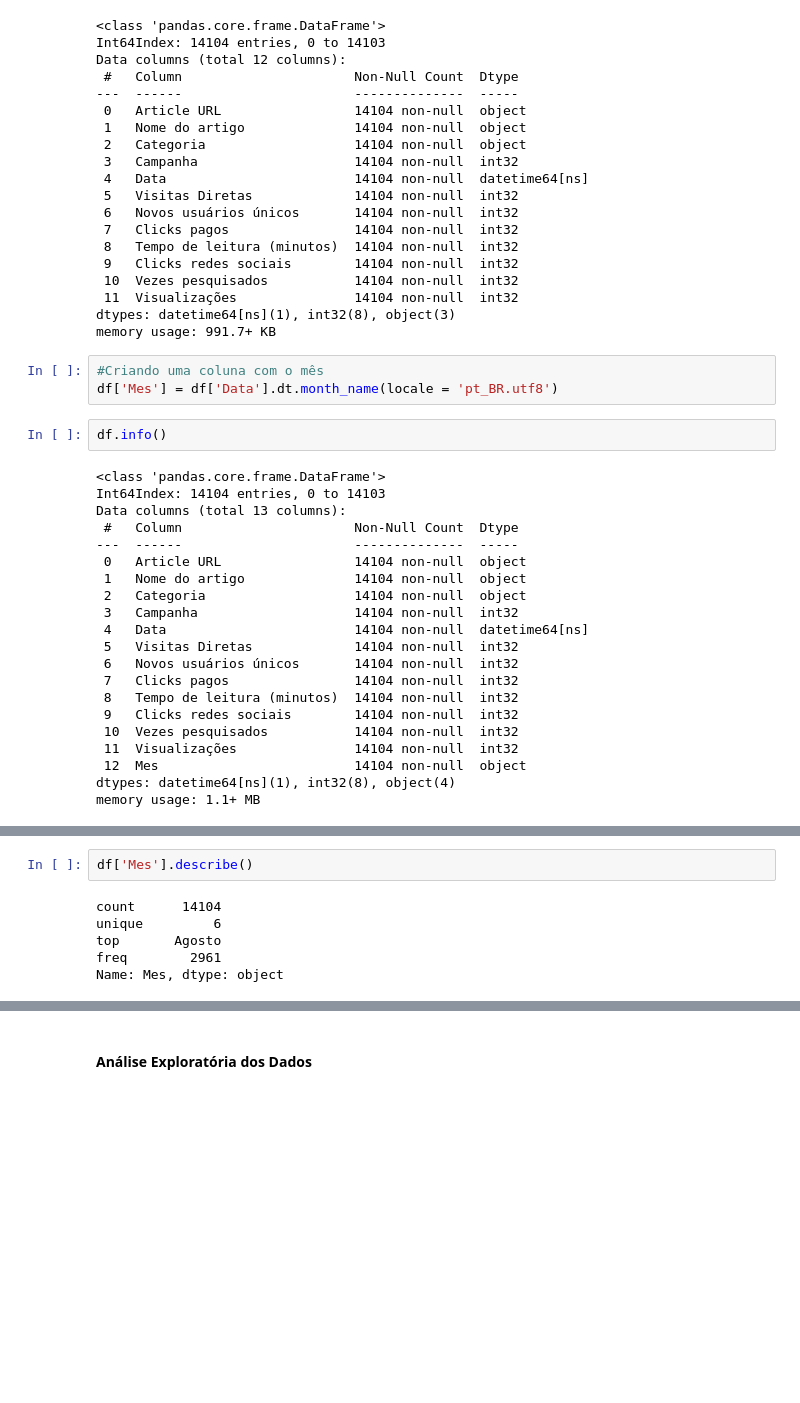
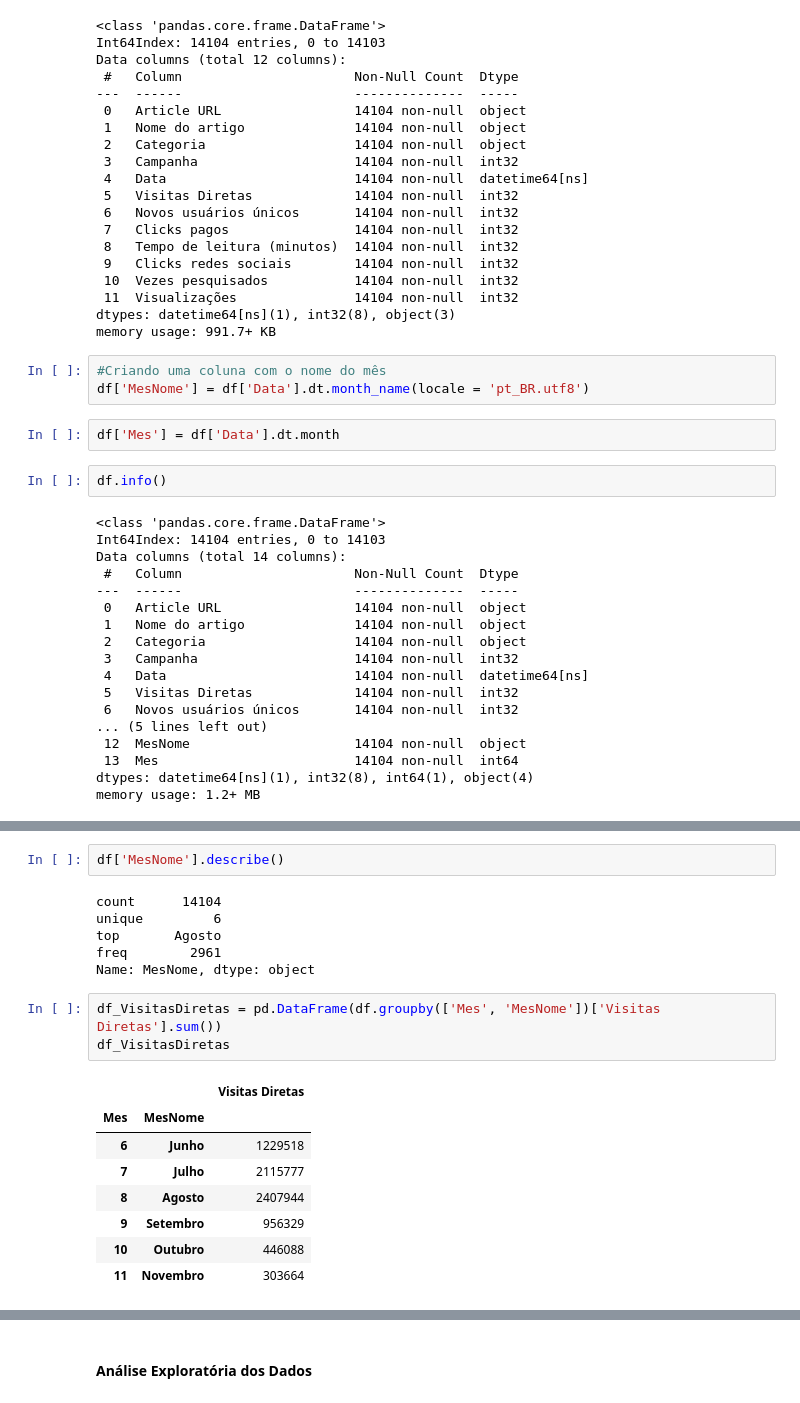
Before and after one commit to willyferreira/Alura_Challenge_BI_3, a Jupyter notebook: bloco_de_codigo.ipynb, the cells around one changed output, grey strips where cells are left out. Saved outputs shown, nothing was run; the diff lists cells and outputs as text; blank space fills up the shorter version.

Commit message:
Visitas Diretas

```diff
--- a/bloco_de_codigo.ipynb
+++ b/bloco_de_codigo.ipynb
@@ -177,14 +177,16 @@ Data columns (total 12 columns):
 dtypes: datetime64[ns](1), int32(8), object(3)
 memory usage: 991.7+ KB
 # %%
-#Criando uma coluna com o mês
-df['Mes'] = df['Data'].dt.month_name(locale = 'pt_BR.utf8')
+#Criando uma coluna com o nome do mês
+df['MesNome'] = df['Data'].dt.month_name(locale = 'pt_BR.utf8')
+# %%
+df['Mes'] = df['Data'].dt.month
 # %%
 df.info()
 # %% [output]
 <class 'pandas.core.frame.DataFrame'>
 Int64Index: 14104 entries, 0 to 14103
-Data columns (total 13 columns):
+Data columns (total 14 columns):
  #   Column                      Non-Null Count  Dtype
 ---  ------                      --------------  -----
  0   Article URL                 14104 non-null  object
@@ -194,14 +196,11 @@ Data columns (total 13 columns):
  4   Data                        14104 non-null  datetime64[ns]
  5   Visitas Diretas             14104 non-null  int32
  6   Novos usuários únicos       14104 non-null  int32
- 7   Clicks pagos                14104 non-null  int32
- 8   Tempo de leitura (minutos)  14104 non-null  int32
- 9   Clicks redes sociais        14104 non-null  int32
- 10  Vezes pesquisados           14104 non-null  int32
- 11  Visualizações               14104 non-null  int32
- 12  Mes                         14104 non-null  object
-dtypes: datetime64[ns](1), int32(8), object(4)
-memory usage: 1.1+ MB
+... (5 lines left out)
+ 12  MesNome                     14104 non-null  object
+ 13  Mes                         14104 non-null  int64
+dtypes: datetime64[ns](1), int32(8), int64(1), object(4)
+memory usage: 1.2+ MB
 # %%
 df.head()
 # %% [output]
@@ -212,10 +211,22 @@ df.head()
 | 3 | Article_19 | Desbloqueando o acesso aos seus d... | Tecnologia | 1047 | 2021-09-10 | 189002 | 302403 | ... |
 | 4 | Article_56 | Conselho Executivo Parte 2: CFO | Gestão | 1047 | 2021-08-12 | 147936 | 236697 | ... |
 # %%
-df['Mes'].describe()
+df['MesNome'].describe()
 # %% [output]
 count      14104
 unique         6
 top       Agosto
 freq        2961
-Name: Mes, dtype: object
+Name: MesNome, dtype: object
+# %%
+df_VisitasDiretas = pd.DataFrame(df.groupby(['Mes', 'MesNome'])['Visitas Diretas'].sum())
+df_VisitasDiretas
+# %% [output]
+|  |  | Visitas Diretas |
+| Mes | MesNome |  |
+| 6 | Junho | 1229518 |
+| 7 | Julho | 2115777 |
+| 8 | Agosto | 2407944 |
+| 9 | Setembro | 956329 |
+| 10 | Outubro | 446088 |
+| 11 | Novembro | 303664 |
```
Also changed, not shown: parts of 2 cells of this notebook.
